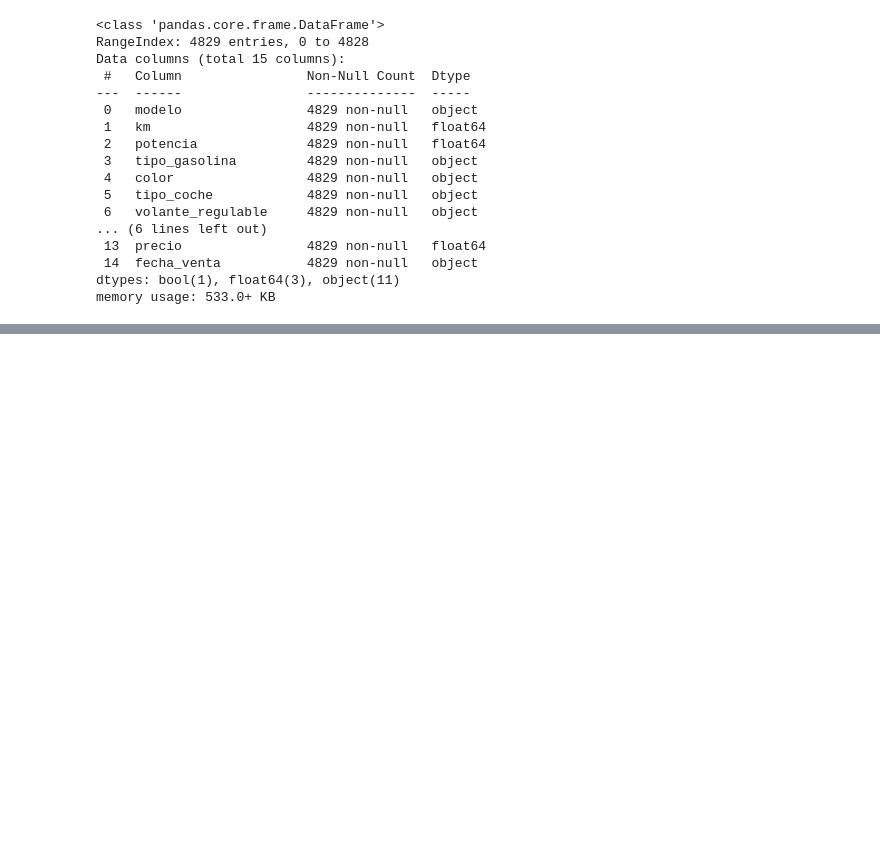
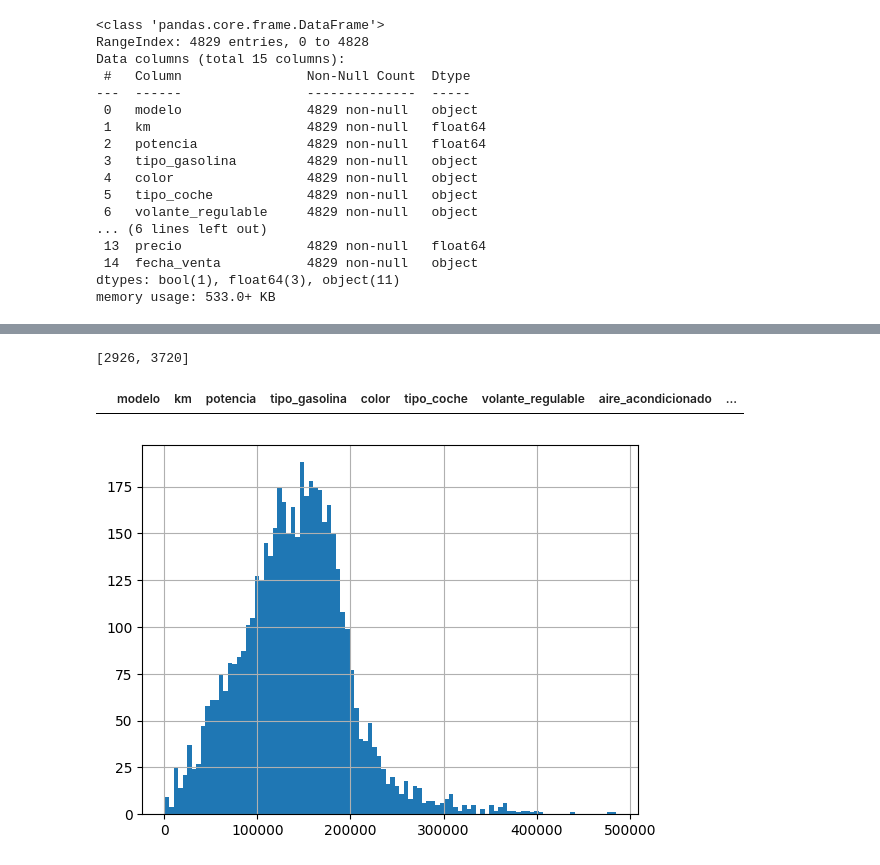
Before and after one commit to tvgtech/BMW_Proj, a Jupyter notebook: Toni_BMW_v2.ipynb, the cells around one changed output, grey strips where cells are left out. Drawn from its saved outputs; the diff is of its cells as text; code cells hidden in the pictures; blank space fills up the shorter version.

```diff
--- a/Toni_BMW_v2.ipynb
+++ b/Toni_BMW_v2.ipynb
@@ -1025,0 +1169,18 @@ memory usage: 533.0+ KB
+# %%
+bmw11=bmw10.copy()
+# %%
+#Eliminamos el valor negativo que no tiene sentido y el outlier
+del_ind=bmw11[(bmw11['km']<0) | (bmw11['km']>1e+06)].index.tolist()
+del_ind
+# %% [output]
+[2926, 3720]
+# %%
+bmw11.drop(index=del_ind,inplace=True)
+# %%
+bmw11[(bmw11['km']<0) | (bmw11['km']>1e+06)]
+# %% [output]
+|  | modelo | km | potencia | tipo_gasolina | color | tipo_coche | volante_regulable | aire_acondicionado | ... |
+# %%
+bmw11.km.hist(bins=100);
+# %% [output]
+[figure, added]
```
Also changed, not shown: parts of 91 cells of this notebook, 1 other file.
